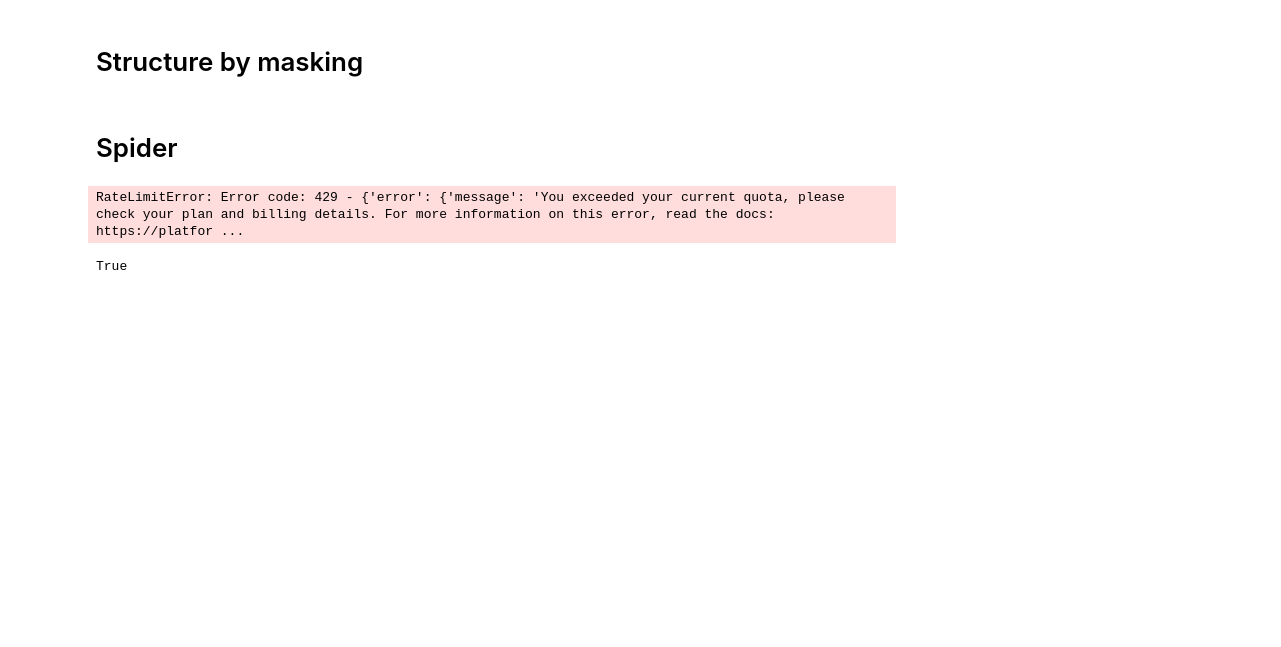
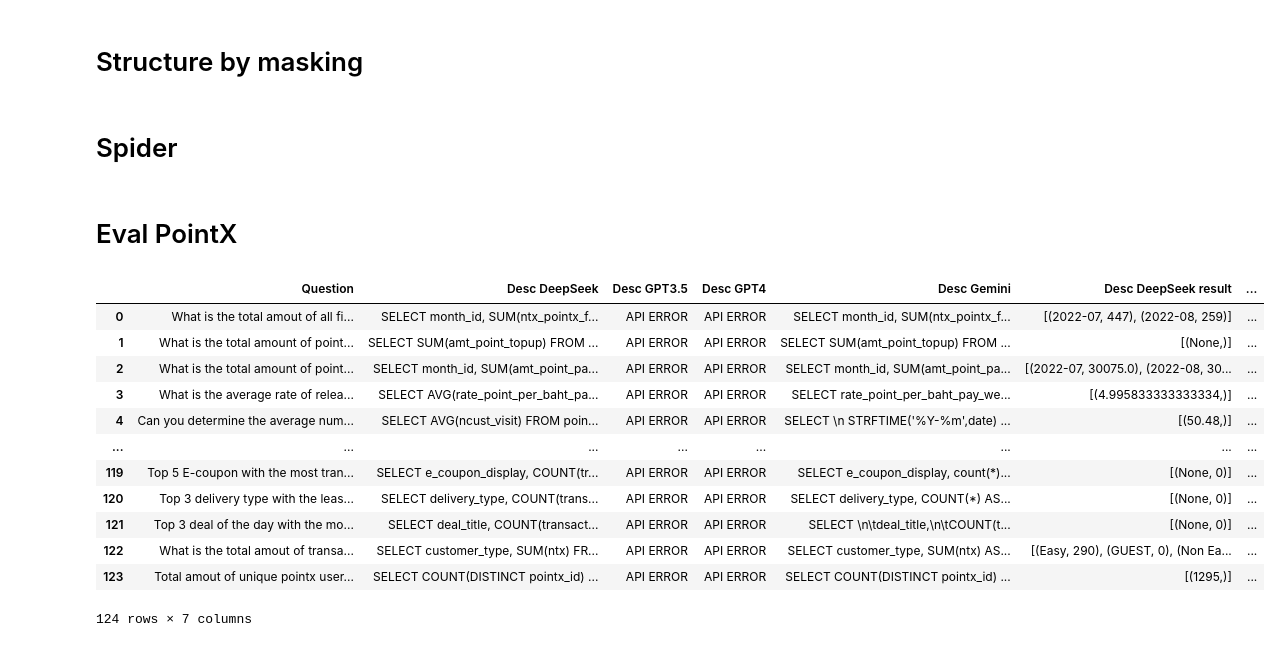
Before and after one commit to ThanawatTP/ChatQ, a Jupyter notebook: Experiments/codeGen_exp.ipynb, the cells around one changed output. Cells and saved outputs as stored; diff of their text form; code cells hidden in the pictures; blank space fills up the shorter version.

Commit message:
exp results

```diff
--- a/Experiments/codeGen_exp.ipynb
+++ b/Experiments/codeGen_exp.ipynb
@@ -243,7 +244,7 @@ def create_llm_prompt(schema_link:object, used_schema:dict, question:str, masked
 # %%
 def query_pointx_db(sql_query):
     try:
-        conn = sqlite3.connect(f'../src/pointx/database/pointx.db')
+        conn = sqlite3.connect(f'../src/pointx/pointx.db')
         cursor = conn.cursor()
     except:
         return "CANNOT CONNECT DATABASE"
@@ -970,11 +965,11 @@ def generate_nsql_sql(prompt):
         sql = tokenizer.decode(generated_ids[0], skip_special_tokens=True).split('\n')[-1]
     return sql
 # %%
-with open("../src/src_dev/spider/mockup_schema_description.json") as f:
+with open("../src/spider/mockup_schema_description.json") as f:
     spider_description = json.load(f)
     exists_tables = [tab['table'] for tab in spider_description]
 
-with open("../src/src_dev/spider/table_database_map.json") as f:
+with open("../src/spider/table_database_map.json") as f:
     table_map_db = json.load(f)
 # %%
 spider_df = pd.read_csv('../src/NSText2SQL/train_spider.csv')
@@ -1067,24 +1099,2 @@ len(chatq_prompt)
-# %%
-from openai import OpenAI
-from dotenv import load_dotenv
-import os
-
-load_dotenv('../.env')
-client = OpenAI(api_key=os.environ.get('OPENAI_API_KEY'))
-response = client.chat.completions.create(
-  model="gpt-3.5-turbo",
-  messages=[
-    {"role": "system", "content": "You are a helpful assistant."},
-    {"role": "user", "content": "Who won the world series in 2020?"},
-    {"role": "assistant", "content": "The Los Angeles Dodgers won the World Series in 2020."},
-    {"role": "user", "content": "Where was it played?"}
-  ]
-)
-response
-# %% [output]
-RateLimitError: Error code: 429 - {'error': {'message': 'You exceeded your current quota, please check your plan and billing details. For more information on this error, read the docs: https://platfor ...
-# %%
-load_dotenv('../.env')
-# os.environ.get('OPENAI_API_KEY')
-# %% [output]
-True
+# %% [markdown]
+# Eval PointX
@@ -1090,0 +1205,24 @@ True
+# %%
+pointx_exp = pd.read_excel('results/model_description_top10_experiments.xlsx')
+cols = ['Desc DeepSeek', 'Desc Gemini']
+for c in cols:
+    pointx_exp[c] = pointx_exp[c].apply(extract_sql_query)
+    pointx_exp[f'{c} result'] = pointx_exp[c].apply(query_pointx_db)
+
+pointx_exp.to_excel("results/model_description_top10_experiments.xlsx", index=False)
+# %%
+pointx_exp
+# %% [output]
+|  | Question | Desc DeepSeek | Desc GPT3.5 | Desc GPT4 | Desc Gemini | Desc DeepSeek result | ... |
+| 0 | What is the total amout of all fi... | SELECT month_id, SUM(ntx_pointx_f... | API ERROR | API ERROR | SELECT month_id, SUM(ntx_pointx_f... | [(2022-07, 447), (2022-08, 259)] | ... |
+| 1 | What is the total amount of point... | SELECT SUM(amt_point_topup) FROM ... | API ERROR | API ERROR | SELECT SUM(amt_point_topup) FROM ... | [(None,)] | ... |
+| 2 | What is the total amount of point... | SELECT month_id, SUM(amt_point_pa... | API ERROR | API ERROR | SELECT month_id, SUM(amt_point_pa... | [(2022-07, 30075.0), (2022-08, 30... | ... |
+| 3 | What is the average rate of relea... | SELECT AVG(rate_point_per_baht_pa... | API ERROR | API ERROR | SELECT rate_point_per_baht_pay_we... | [(4.995833333333334,)] | ... |
+| 4 | Can you determine the average num... | SELECT AVG(ncust_visit) FROM poin... | API ERROR | API ERROR | SELECT \n STRFTIME('%Y-%m',date) ... | [(50.48,)] | ... |
+| ... | ... | ... | ... | ... | ... | ... | ... |
+| 119 | Top 5 E-coupon with the most tran... | SELECT e_coupon_display, COUNT(tr... | API ERROR | API ERROR | SELECT e_coupon_display, count(*)... | [(None, 0)] | ... |
+| 120 | Top 3 delivery type with the leas... | SELECT delivery_type, COUNT(trans... | API ERROR | API ERROR | SELECT delivery_type, COUNT(*) AS... | [(None, 0)] | ... |
+| 121 | Top 3 deal of the day with the mo... | SELECT deal_title, COUNT(transact... | API ERROR | API ERROR | SELECT \n\tdeal_title,\n\tCOUNT(t... | [(None, 0)] | ... |
+| 122 | What is the total amout of transa... | SELECT customer_type, SUM(ntx) FR... | API ERROR | API ERROR | SELECT customer_type, SUM(ntx) AS... | [(Easy, 290), (GUEST, 0), (Non Ea... | ... |
+| 123 | Total amout of unique pointx user... | SELECT COUNT(DISTINCT pointx_id) ... | API ERROR | API ERROR | SELECT COUNT(DISTINCT pointx_id) ... | [(1295,)] | ... |
+124 rows × 7 columns
```
Also changed, not shown: parts of 8 cells of this notebook, 20 other files.
